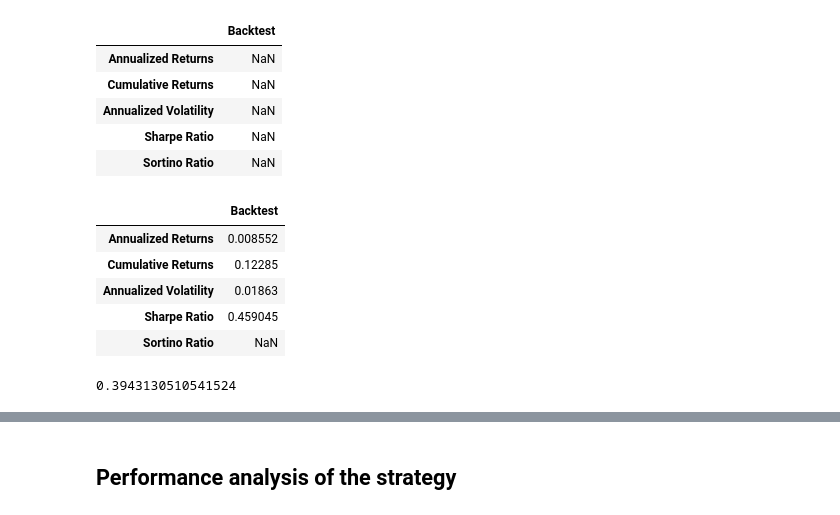
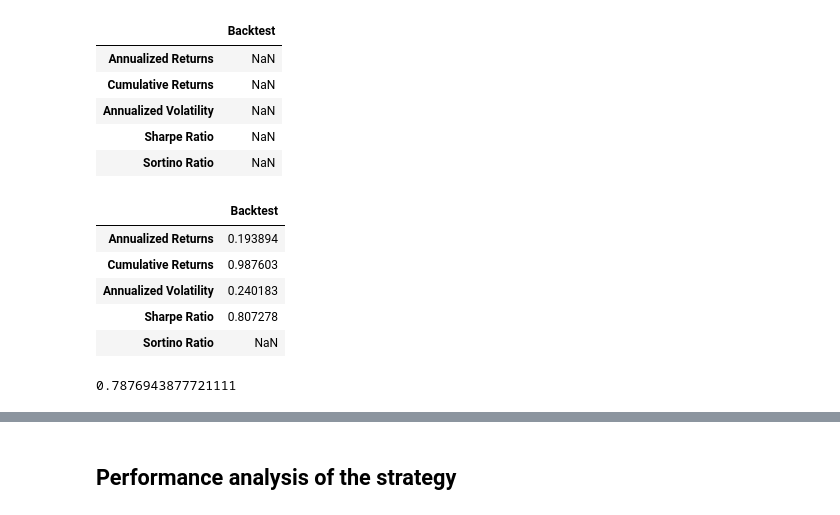
Before and after one commit to v3232/Machine-Learning-Enhanced-Equity-Strategy, a Jupyter notebook: main.ipynb, the cells around one changed output, grey strips where cells are left out. Drawn from its saved outputs; the diff is of its cells as text; code cells hidden in the pictures.

```diff
--- a/main.ipynb
+++ b/main.ipynb
@@ -446,0 +309,4 @@ entry_exit_chart.opts(title = 'Entry Exit Plot on the Portfolio Cumulative Retur
+# %%
+# Merge X_test with  y_test and portfolio_df
+x_test_with_returns = pd.concat([X_test, y_test, portfolio_df], axis = 1)
+x_test_with_returns
@@ -446,0 +328,7 @@ entry_exit_chart.opts(title = 'Entry Exit Plot on the Portfolio Cumulative Retur
+# %%
+# Obtain the Daily returns of the portfolio and clean the data
+x_test_with_returns['Portfolio_Returns'] = x_test_with_returns['Portfolio_Total'].pct_change()
+x_test_with_returns.dropna(inplace = True)
+
+
+x_test_with_returns
@@ -446,0 +350,4 @@ entry_exit_chart.opts(title = 'Entry Exit Plot on the Portfolio Cumulative Retur
+# %%
+x_test_with_returns['Cumulative_Returns'] = (1 + x_test_with_returns['Portfolio_Returns']).cumprod() - 1
+
+x_test_with_returns
@@ -446,0 +373,7 @@ entry_exit_chart.opts(title = 'Entry Exit Plot on the Portfolio Cumulative Retur
+# %%
+# Exit enrty points
+x_test_with_returns['Entry/Exit'] = x_test_with_returns['Model_Predictions'].diff()
+x_test_with_returns['Entry/Exit'][0] = x_test_with_returns['Model_Predictions'][0]
+x_test_with_returns['Entry/Exit'] = x_test_with_returns['Entry/Exit'].astype(int)
+x_test_with_returns[['Model_Predictions', 'Entry/Exit']]
+x_test_with_returns['Entry/Exit'].value_counts()
@@ -464,23 +433,23 @@ evaluation_df
 | Sortino Ratio | NaN |
 # %%
 # Add the first four respective data to the data frame
-evaluation_df.loc['Annualized Returns'] = signals_df['Portfolio_Daily_Returns'].mean() * 252
-evaluation_df.loc['Cumulative Returns'] = signals_df['Cumulative_Daily_Returns'][-1]
-evaluation_df.loc['Annualized Volatility'] = signals_df['Portfolio_Daily_Returns'].std() * np.sqrt(252)
-evaluation_df.loc['Sharpe Ratio'] = (signals_df['Portfolio_Daily_Returns'].mean() * 252) / (signals_df['Portfolio_Daily_Returns'].std() * np.sqrt(252))
+evaluation_df.loc['Annualized Returns'] = x_test_with_returns['Portfolio_Returns'].mean() * 252
+evaluation_df.loc['Cumulative Returns'] = x_test_with_returns['Cumulative_Returns'][-1]
+evaluation_df.loc['Annualized Volatility'] = x_test_with_returns['Portfolio_Returns'].std() * np.sqrt(252)
+evaluation_df.loc['Sharpe Ratio'] = (x_test_with_returns['Portfolio_Returns'].mean() * 252) / (x_test_with_returns['Portfolio_Returns'].std() * np.sqrt(252))
 
 # Display the data
 evaluation_df
 # %% [output]
 |  | Backtest |
-| Annualized Returns | 0.008552 |
-| Cumulative Returns | 0.12285 |
-| Annualized Volatility | 0.01863 |
-| Sharpe Ratio | 0.459045 |
+| Annualized Returns | 0.193894 |
+| Cumulative Returns | 0.987603 |
+| Annualized Volatility | 0.240183 |
+| Sharpe Ratio | 0.807278 |
 | Sortino Ratio | NaN |
 # %%
 # Convert the returns to numneric and drop 'NaN's for calulation
-daily_returns = pd.to_numeric(signals_df['Portfolio_Daily_Returns']).dropna()
+daily_returns = pd.to_numeric(x_test_with_returns['Portfolio_Returns']).dropna()
 
 
 # Calculate average daily return
@@ -496,7 +465,7 @@ downside_std = downside_returns.std()
 sortino_ratio = (average_return / downside_std) * np.sqrt(252)
 sortino_ratio
 # %% [output]
-0.3943130510541524
+0.7876943877721111
 # %%
 # Obtain the sortino ratio and add it to the evaluation dataframe
 evaluation_df.loc['Sortino Ratio'] = sortino_ratio
```
Also changed, not shown: parts of 48 cells of this notebook.
